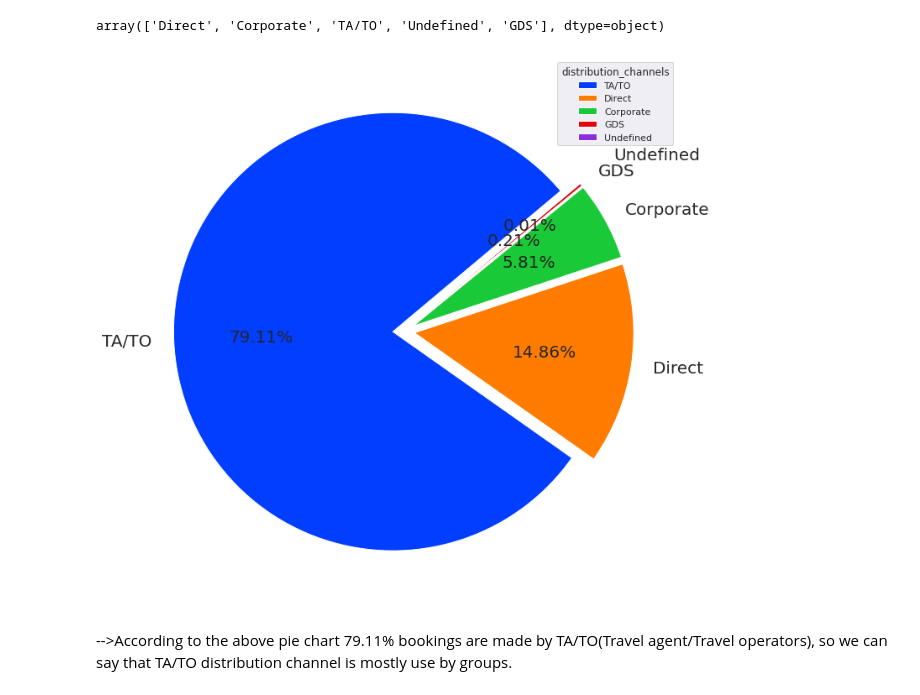
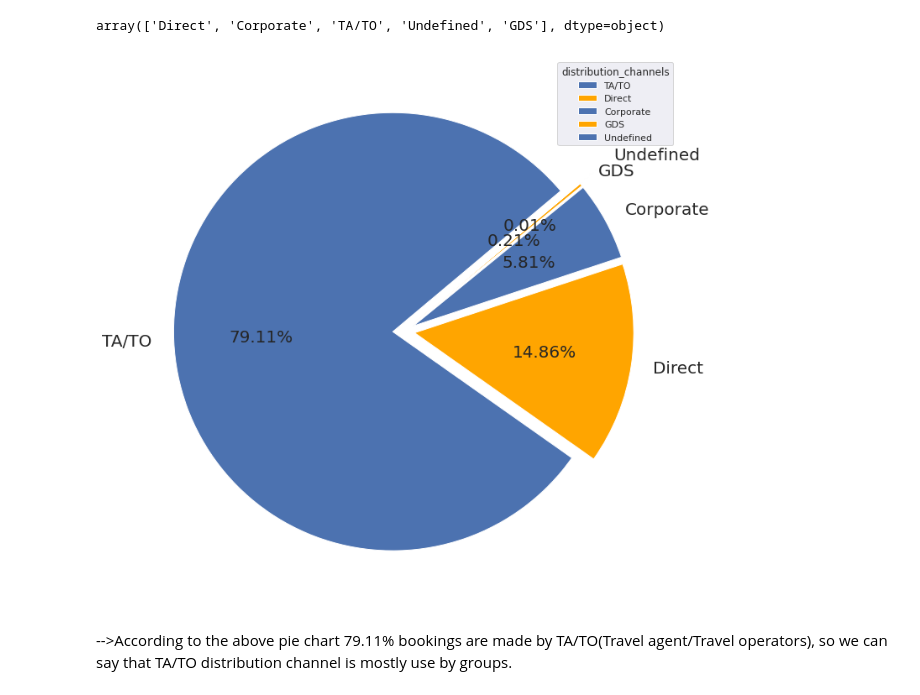
Before and after one commit to SomyaH99/Data_analysis_0f_Hotel_bookings, a Jupyter notebook: Hotel_Booking_Analysis_Capstone_Project.ipynb, the cells around one changed output. Saved outputs shown, nothing was run; the diff lists cells and outputs as text; code cells hidden in the pictures.

```diff
--- a/Hotel_Booking_Analysis_Capstone_Project.ipynb
+++ b/Hotel_Booking_Analysis_Capstone_Project.ipynb
@@ -730,18 +746,18 @@ array(['Direct', 'Corporate', 'TA/TO', 'Undefined', 'GDS'], dtype=object)
 # %%
 # Pie chart for popular distribution channel percentage wise
 dist_vc=pd.DataFrame(df1['distribution_channel'].value_counts()).reset_index()
 dist_vc['percentage']=(dist_vc['distribution_channel'])*100/dist_vc['distribution_channel'].sum()
 dist_vc.columns=['distribution_channel','count','percentage']
 plt.figure(figsize= (15,12))
 plt.tight_layout()
 sort_legend=False
 palette_color=sns.color_palette('bright')
 plt.pie(dist_vc['percentage'],labels=dist_vc['distribution_channel'],explode=[0.05,0.05,0.05,0.05,0.15],
-        startangle=40,colors=palette_color,textprops={'fontsize':20}, autopct='%0.2f%%')
+        startangle=40,colors= colors,textprops={'fontsize':20}, autopct='%0.2f%%')
 plt.legend(title='distribution_channels')
 plt.show()
 # %% [output]
-[figure, old version]
+[figure, new version]
 # %% [markdown]
 -->According to the above pie chart 79.11% bookings are made by TA/TO(Travel agent/Travel operators), so we can say that TA/TO distribution channel is mostly use by groups.
 # %% [markdown]
```
Also changed, not shown: parts of 15 cells of this notebook.
